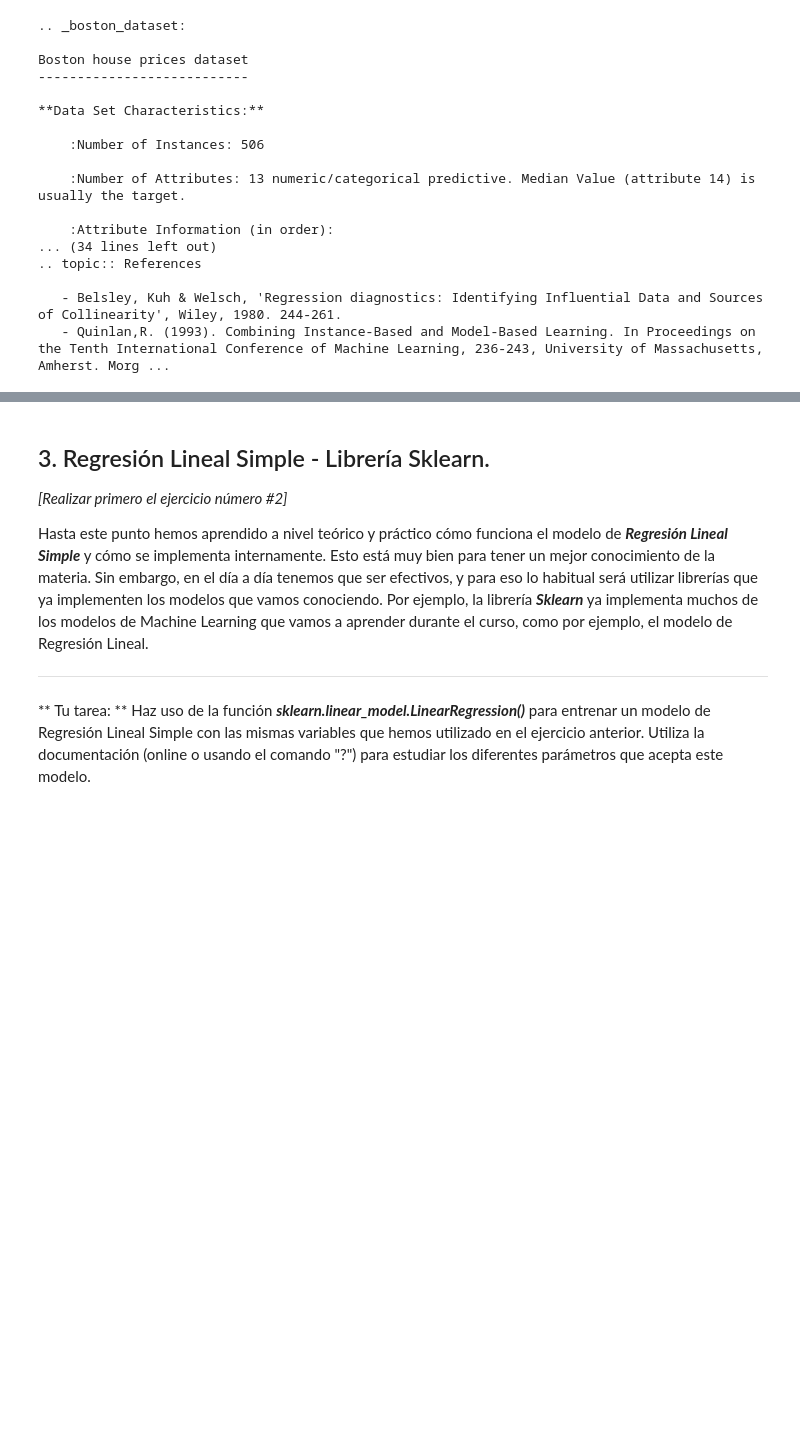
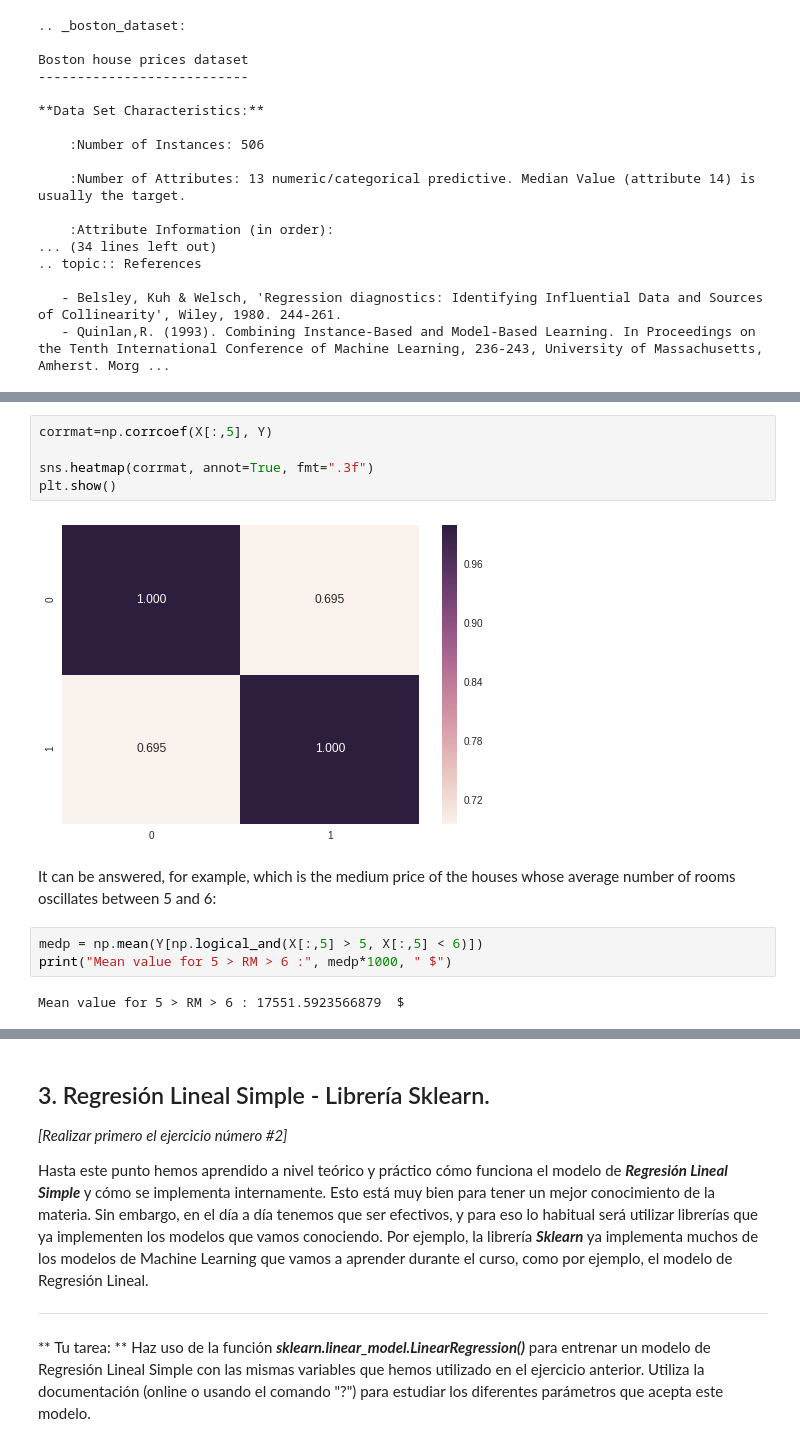
Before and after one commit to bljaime/MachineLearning-Portfolio, a Jupyter notebook: GH1LR.ipynb, the cells around one changed output, grey strips where cells are left out. Drawn from its saved outputs; the diff is of its cells as text; blank space fills up the shorter version.

```diff
--- a/GH1LR.ipynb
+++ b/GH1LR.ipynb
@@ -89,0 +62,14 @@ plt.show()
+# %%
+corrmat=np.corrcoef(X[:,5], Y)
+
+sns.heatmap(corrmat, annot=True, fmt=".3f")
+plt.show()
+# %% [output]
+[figure, added]
+# %% [markdown]
+It can be answered, for example, which is the medium price of the houses whose average number of rooms oscillates between 5 and 6:
+# %%
+medp = np.mean(Y[np.logical_and(X[:,5] > 5, X[:,5] < 6)])
+print("Mean value for 5 > RM > 6 :", medp*1000, " $")
+# %% [output]
+Mean value for 5 > RM > 6 : 17551.5923566879  $
```
Also changed, not shown: parts of 18 cells of this notebook.
